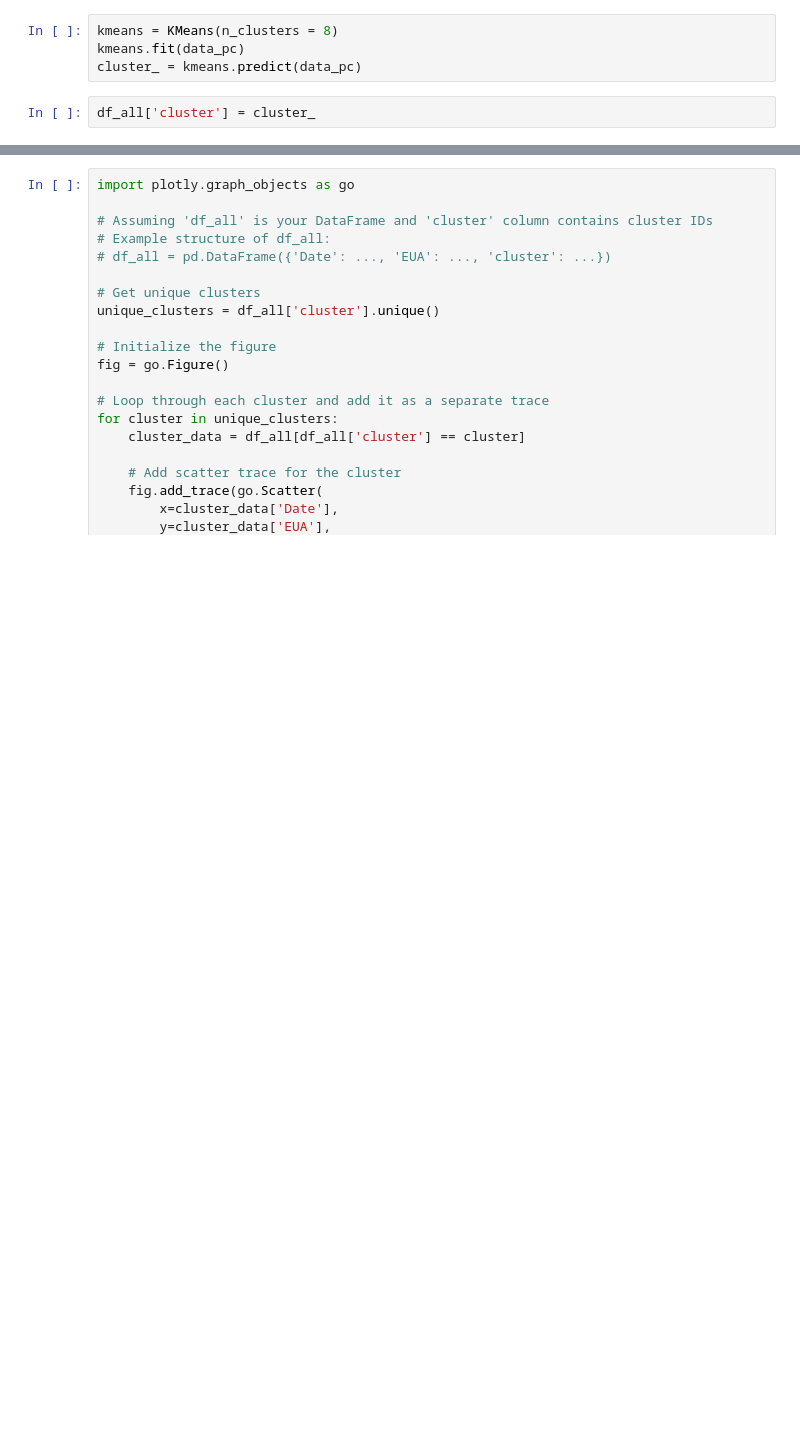
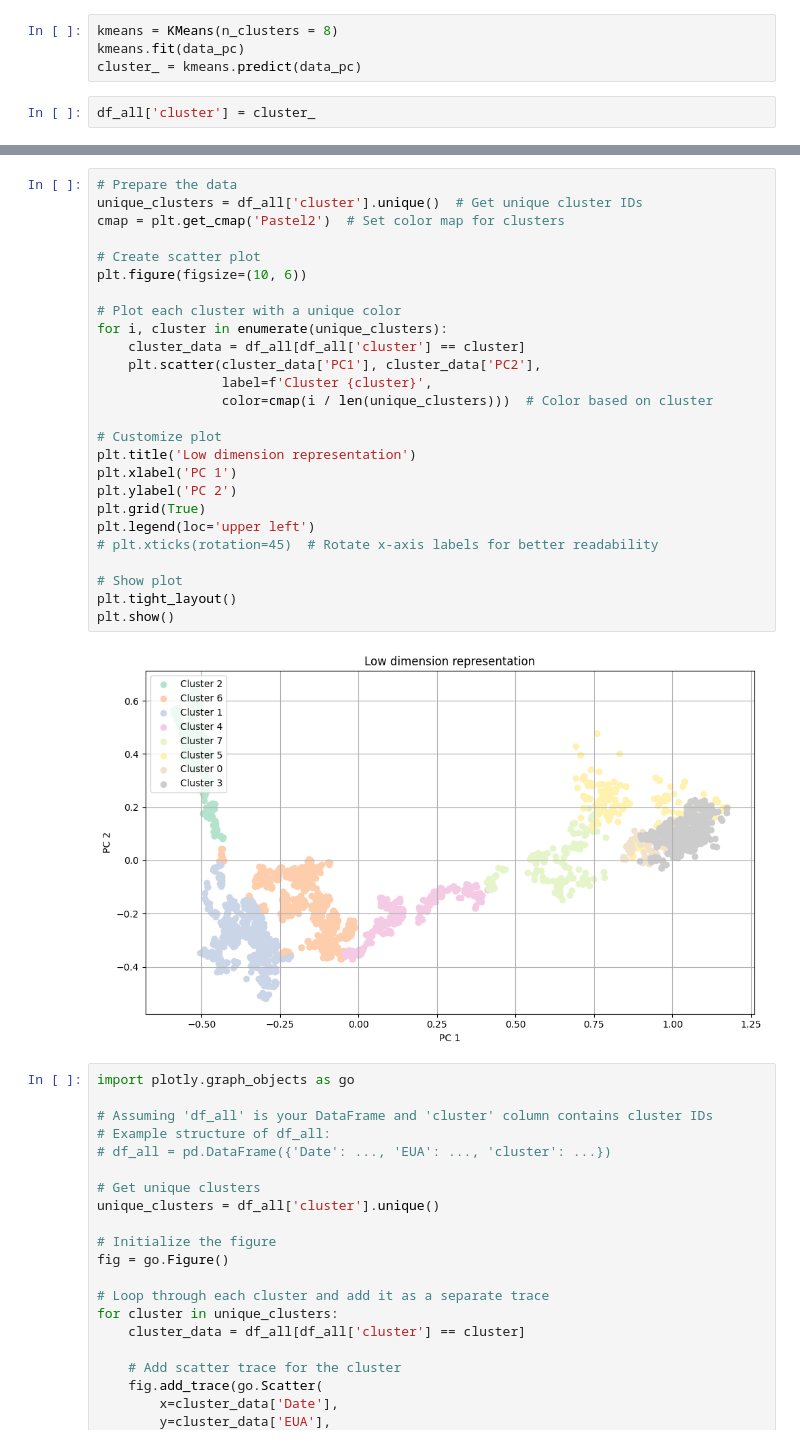
Before and after one commit to geomodeller/eua_prediction, a Jupyter notebook: completed_task/main_apply_lstm_why_date.ipynb, the cells around one changed output, grey strips where cells are left out. Drawn from its saved outputs; the diff is of its cells as text; blank space fills up the shorter version.

```diff
--- a/completed_task/main_apply_lstm_why_date.ipynb
+++ b/completed_task/main_apply_lstm_why_date.ipynb
@@ -97,3 +98,31 @@ plt.show()
+# %%
+# Prepare the data
+unique_clusters = df_all['cluster'].unique()  # Get unique cluster IDs
+cmap = plt.get_cmap('Pastel2')  # Set color map for clusters
+
+# Create scatter plot
+plt.figure(figsize=(10, 6))
+
+# Plot each cluster with a unique color
+for i, cluster in enumerate(unique_clusters):
+    cluster_data = df_all[df_all['cluster'] == cluster]
+    plt.scatter(cluster_data['PC1'], cluster_data['PC2'],
+                label=f'Cluster {cluster}',
+                color=cmap(i / len(unique_clusters)))  # Color based on cluster
+
+# Customize plot
+plt.title('Low dimension representation')
+plt.xlabel('PC 1')
+plt.ylabel('PC 2')
+plt.grid(True)
+plt.legend(loc='upper left')
+# plt.xticks(rotation=45)  # Rotate x-axis labels for better readability
+
+# Show plot
+plt.tight_layout()
+plt.show()
+# %% [output]
+[figure, added]
 # %%
 import plotly.graph_objects as go
 
```
Also changed, not shown: parts of 5 cells of this notebook, 1 other file.
